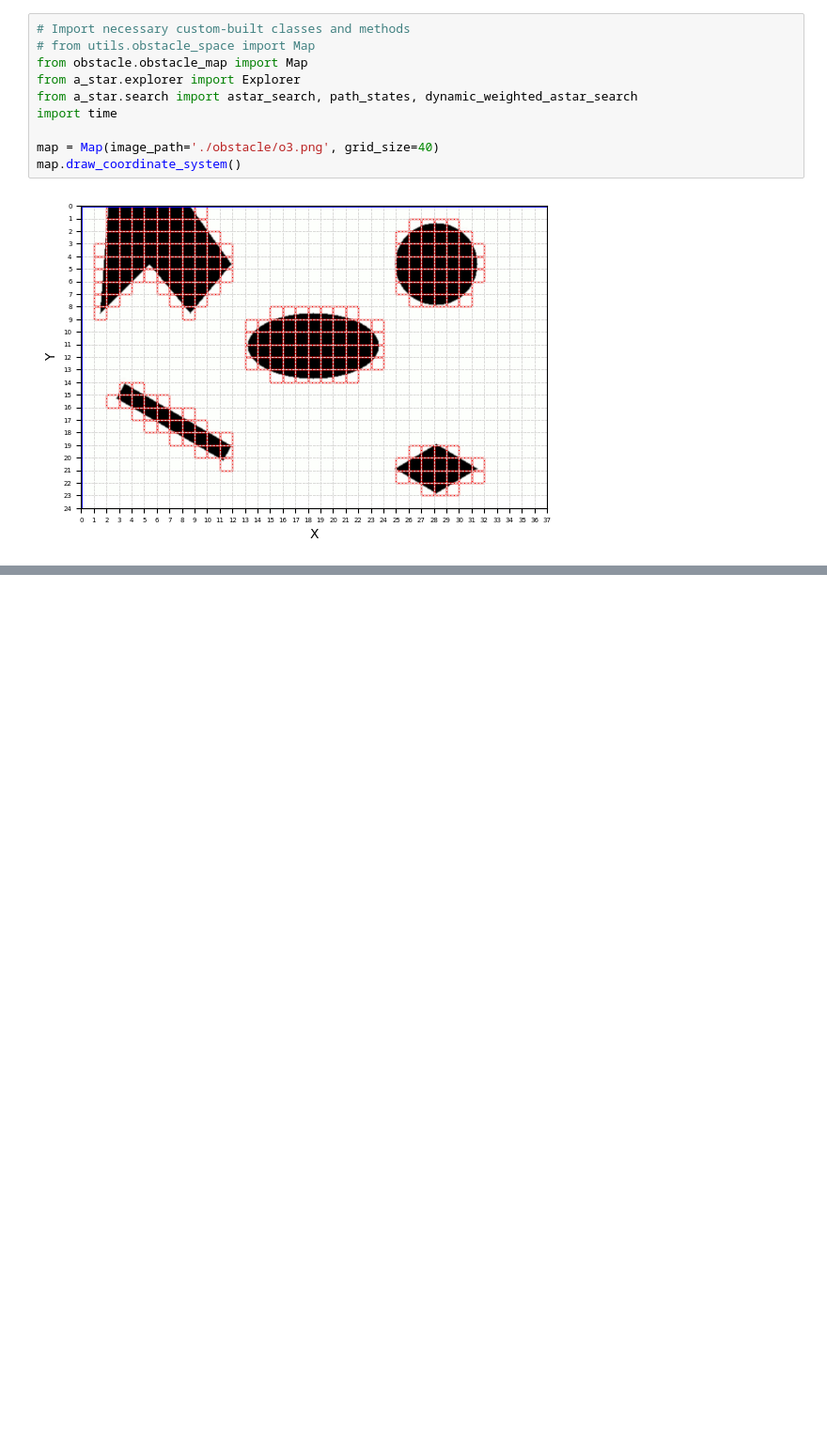
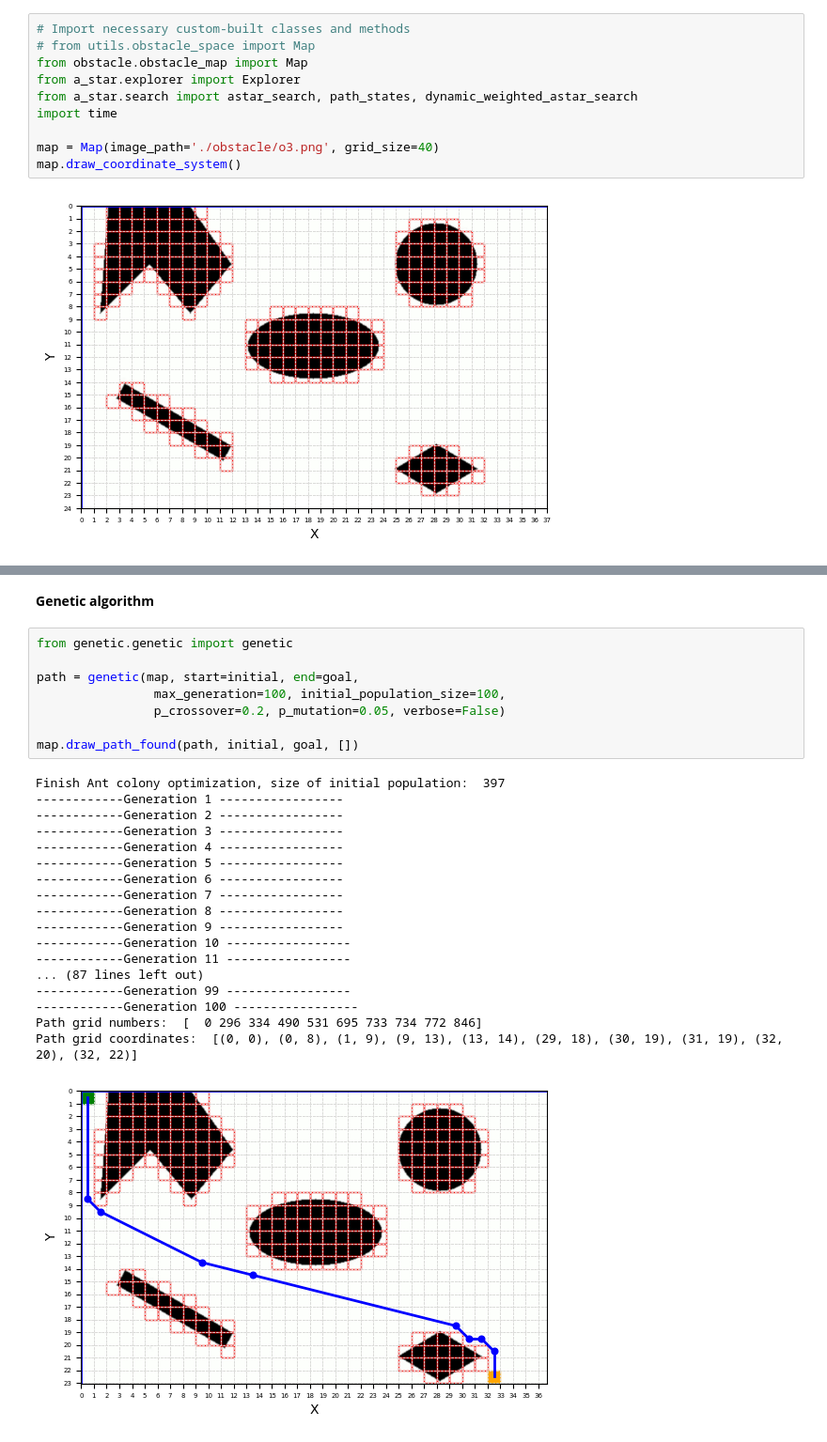
Before and after one commit to haily835/AI-Mobile-Robot-Path-Planning, a Jupyter notebook: 40_grid_size.ipynb, the cells around one changed output, grey strips where cells are left out. Shown at 94% size. Saved outputs shown, nothing was run; the diff lists cells and outputs as text; blank space fills up the shorter version.

Commit message:
Modify genetic algorithm, gui

```diff
--- a/40_grid_size.ipynb
+++ b/40_grid_size.ipynb
@@ -122,0 +107,29 @@ map.draw_path_found(simplified_path, initial, goal, explorer.get_reached())
+# %% [markdown]
+**Genetic algorithm**
+# %%
+from genetic.genetic import genetic
+
+path = genetic(map, start=initial, end=goal,
+                max_generation=100, initial_population_size=100,
+                p_crossover=0.2, p_mutation=0.05, verbose=False)
+
+map.draw_path_found(path, initial, goal, [])
+# %% [output]
+Finish Ant colony optimization, size of initial population:  397
+------------Generation 1 -----------------
+------------Generation 2 -----------------
+------------Generation 3 -----------------
+------------Generation 4 -----------------
+------------Generation 5 -----------------
+------------Generation 6 -----------------
+------------Generation 7 -----------------
+------------Generation 8 -----------------
+------------Generation 9 -----------------
+------------Generation 10 -----------------
+------------Generation 11 -----------------
+... (87 lines left out)
+------------Generation 99 -----------------
+------------Generation 100 -----------------
+Path grid numbers:  [  0 296 334 490 531 695 733 734 772 846]
+Path grid coordinates:  [(0, 0), (0, 8), (1, 9), (9, 13), (13, 14), (29, 18), (30, 19), (31, 19), (32, 20), (32, 22)]
+[figure, added]
```
Also changed, not shown: parts of 11 cells of this notebook, 22 other files.
